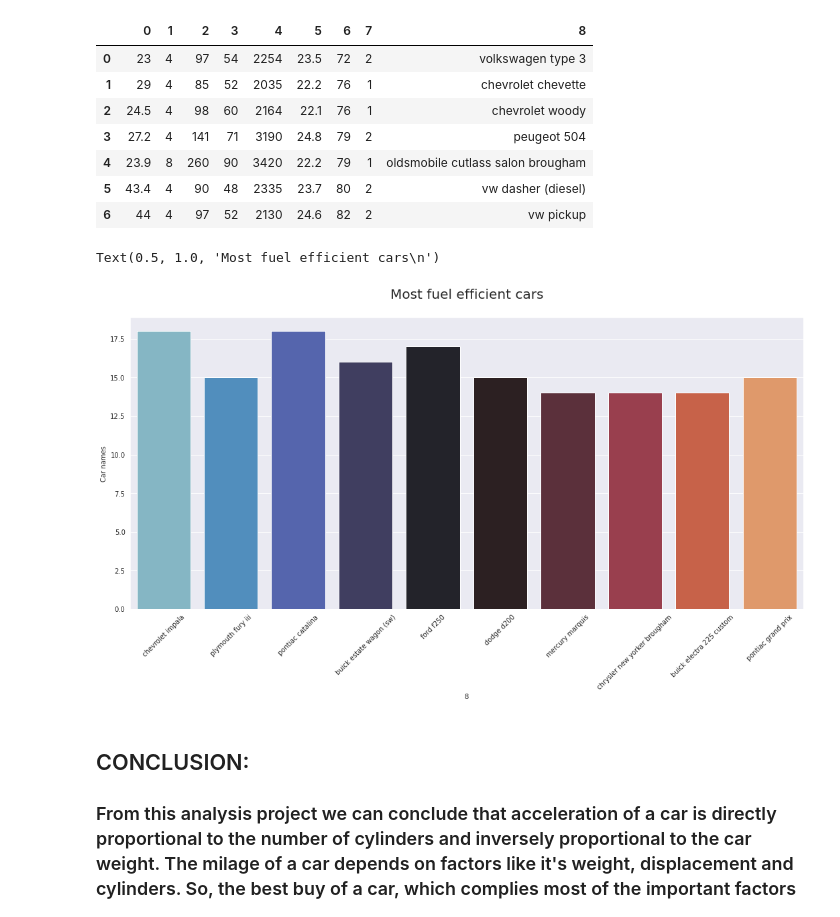
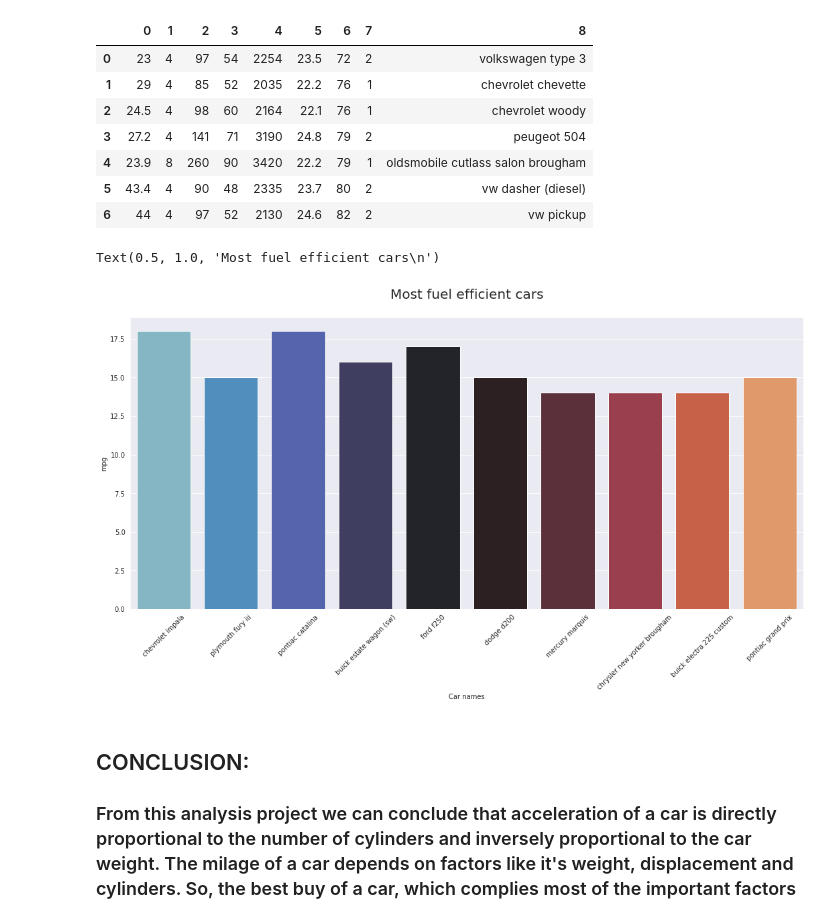
Before and after one commit to MainakRepositor/Data-Analysis, a Jupyter notebook: Car_Features_Analysis.ipynb, the cells around one changed output. Saved outputs shown, nothing was run; the diff lists cells and outputs as text; code cells hidden in the pictures.

```diff
--- a/Car_Features_Analysis.ipynb
+++ b/Car_Features_Analysis.ipynb
@@ -316,12 +316,12 @@ df2
 # %%
 plt.figure(figsize=(18,8))
 sns.barplot(df0.iloc[:,-1],df.iloc[:,0],palette='icefire')
 plt.xticks(rotation=45)
-plt.ylabel('Car names')
+plt.xlabel('Car names')
 plt.title('Most fuel efficient cars\n',size=20)
 # %% [output]
 Text(0.5, 1.0, 'Most fuel efficient cars\n')
-[figure, old version]
+[figure, new version]
 # %% [markdown]
 ## CONCLUSION:
 
```
Also changed, not shown: parts of 2 cells of this notebook.
